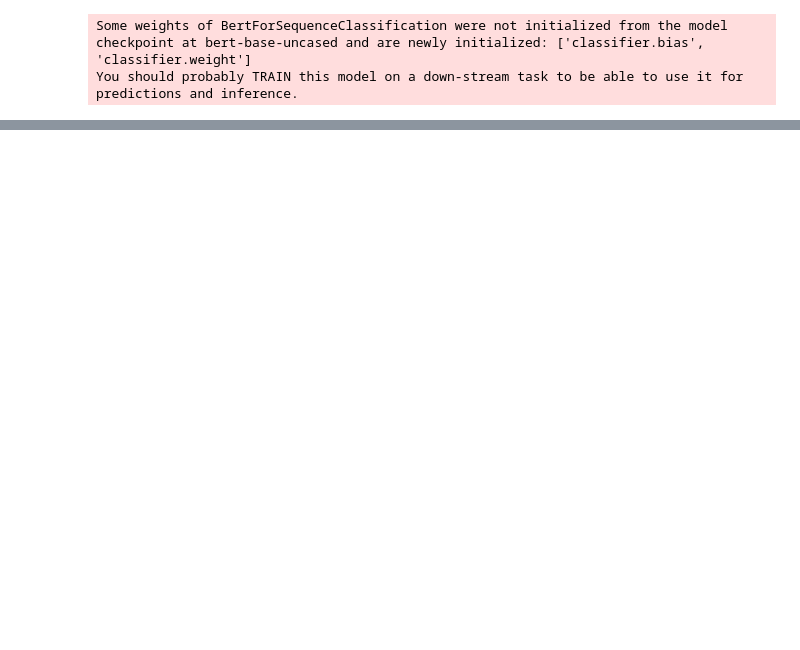
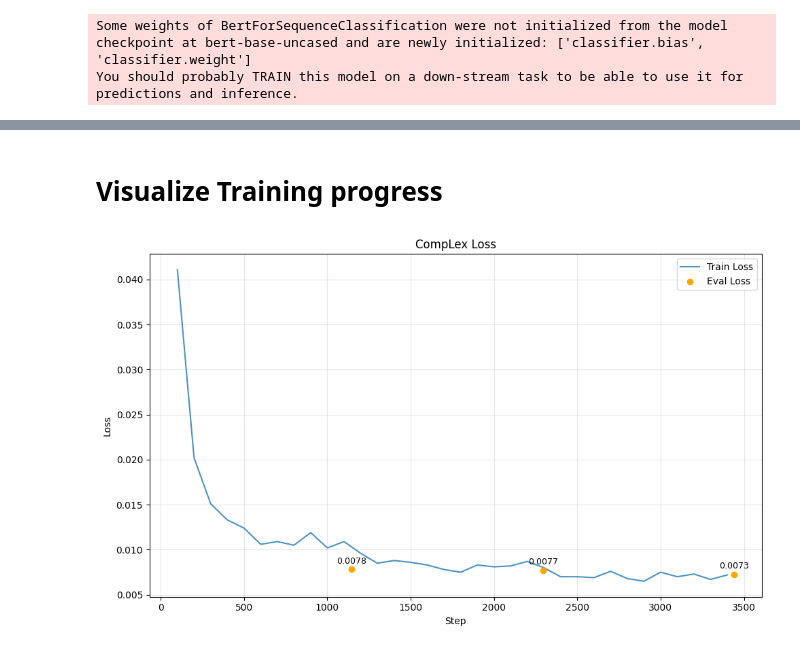
Before and after one commit to simoisweber/lexetta, a Jupyter notebook: training/train.ipynb, the cells around one changed output, grey strips where cells are left out. Drawn from its saved outputs; the diff is of its cells as text; code cells hidden in the pictures; blank space fills up the shorter version.

Commit message:
visualize loss curves after training

```diff
--- a/training/train.ipynb
+++ b/training/train.ipynb
@@ -42,0 +35,6 @@ train_time, vram = train_model(trainer)
+# %%
+trainer, result = run_single_training(
+    config=config,
+    dataset=data,
+    output_dir=None
+)
@@ -46,3 +57,5 @@ MODEL_PATH = Path.home() / "models/bert"
 
 trainer.save_model(MODEL_PATH)
 tokenizer.save_pretrained(MODEL_PATH)
+# %% [markdown]
+# Visualize Training progress
@@ -48,0 +64,4 @@ tokenizer.save_pretrained(MODEL_PATH)
+# %%
+draw_loss_curves(result.metrics.logs, title="CompLex Loss")
+# %% [output]
+[figure, added]
```
Also changed, not shown: parts of 8 cells of this notebook, 5 other files.
